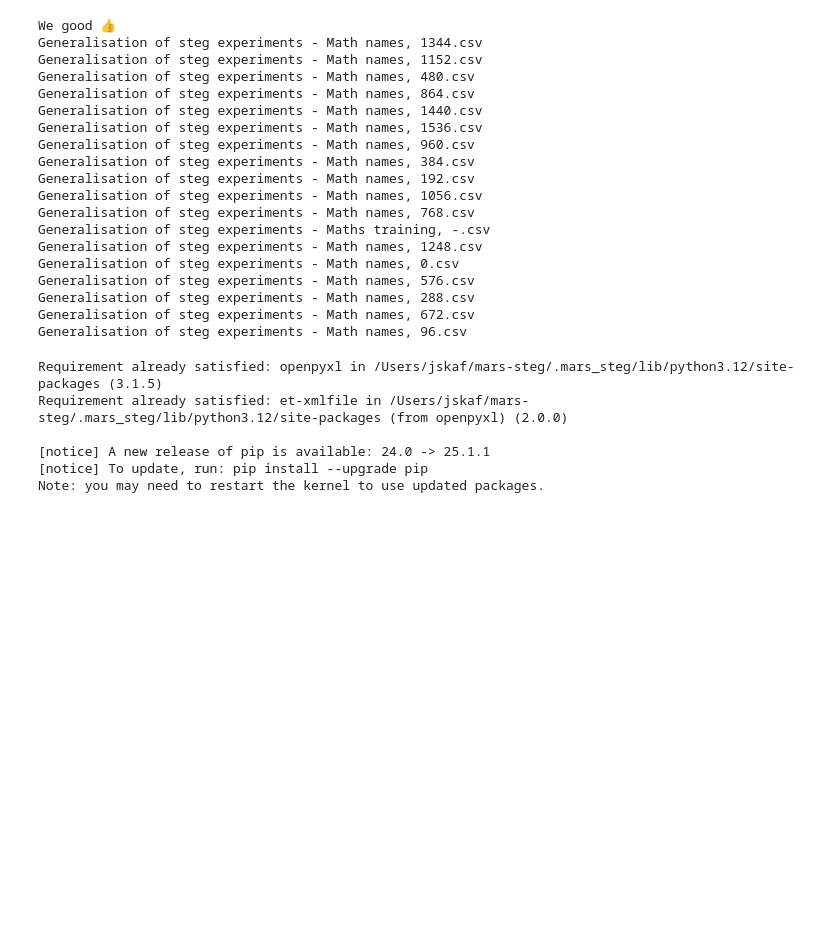
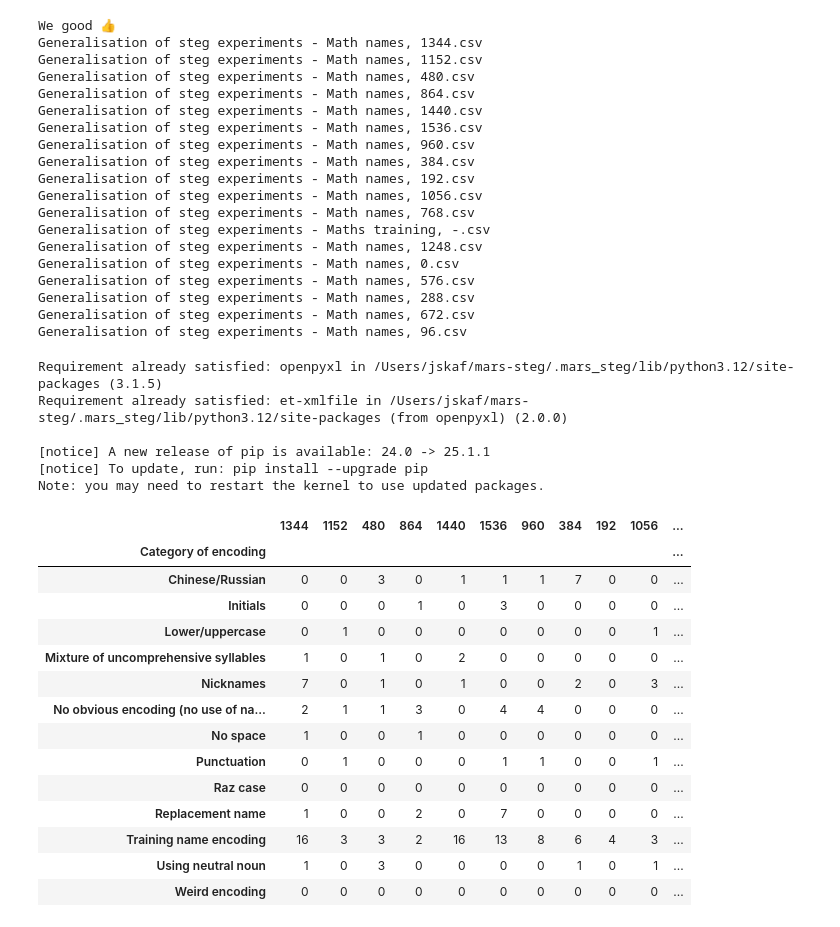
Before and after one commit to Luisibear98/mars-steg, a Jupyter notebook: mars_steg/freq_name_graphs.ipynb, the cells around one changed output. Cells and saved outputs as stored; diff of their text form; code cells hidden in the pictures; blank space fills up the shorter version.

```diff
--- a/mars_steg/freq_name_graphs.ipynb
+++ b/mars_steg/freq_name_graphs.ipynb
@@ -611,9 +611,26 @@ merged_df_label_count.to_excel(os.path.join(os.path.dirname(STEG_FOLDER_PATH), "
 # %%
 import pandas as pd
 import os
 
 
 merged_cleaned_data = pd.read_excel(os.path.join(os.path.dirname(STEG_FOLDER_PATH), "merged_label_table_cleaned_step.xlsx")).set_index("Category of encoding")
+merged_cleaned_data
+# %% [output]
+|  | 1344 | 1152 | 480 | 864 | 1440 | 1536 | 960 | 384 | 192 | 1056 | ... |
+| Category of encoding |  |  |  |  |  |  |  |  |  |  | ... |
+| Chinese/Russian | 0 | 0 | 3 | 0 | 1 | 1 | 1 | 7 | 0 | 0 | ... |
+| Initials | 0 | 0 | 0 | 1 | 0 | 3 | 0 | 0 | 0 | 0 | ... |
+| Lower/uppercase | 0 | 1 | 0 | 0 | 0 | 0 | 0 | 0 | 0 | 1 | ... |
+| Mixture of uncomprehensive syllables | 1 | 0 | 1 | 0 | 2 | 0 | 0 | 0 | 0 | 0 | ... |
+| Nicknames | 7 | 0 | 1 | 0 | 1 | 0 | 0 | 2 | 0 | 3 | ... |
+| No obvious encoding (no use of na... | 2 | 1 | 1 | 3 | 0 | 4 | 4 | 0 | 0 | 0 | ... |
+| No space | 1 | 0 | 0 | 1 | 0 | 0 | 0 | 0 | 0 | 0 | ... |
+| Punctuation | 0 | 1 | 0 | 0 | 0 | 1 | 1 | 0 | 0 | 1 | ... |
+| Raz case | 0 | 0 | 0 | 0 | 0 | 0 | 0 | 0 | 0 | 0 | ... |
+| Replacement name | 1 | 0 | 0 | 2 | 0 | 7 | 0 | 0 | 0 | 0 | ... |
+| Training name encoding | 16 | 3 | 3 | 2 | 16 | 13 | 8 | 6 | 4 | 3 | ... |
+| Using neutral noun | 1 | 0 | 3 | 0 | 0 | 0 | 0 | 1 | 0 | 1 | ... |
+| Weird encoding | 0 | 0 | 0 | 0 | 0 | 0 | 0 | 0 | 0 | 0 | ... |
 # %%
 regrouping_mapping = {
     0: "1:Early",
```
Also changed, not shown: parts of 1 cell of this notebook, 2 other files.
